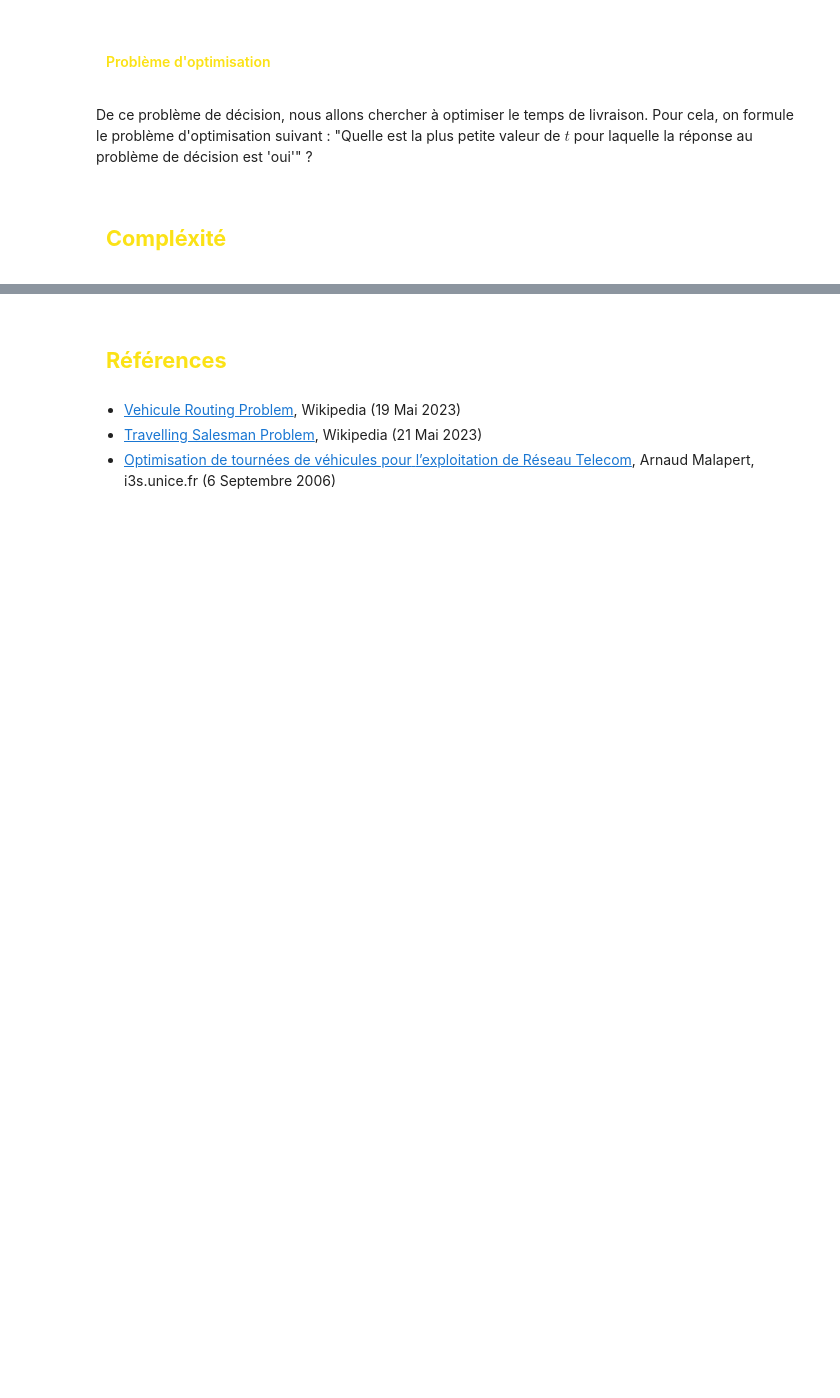
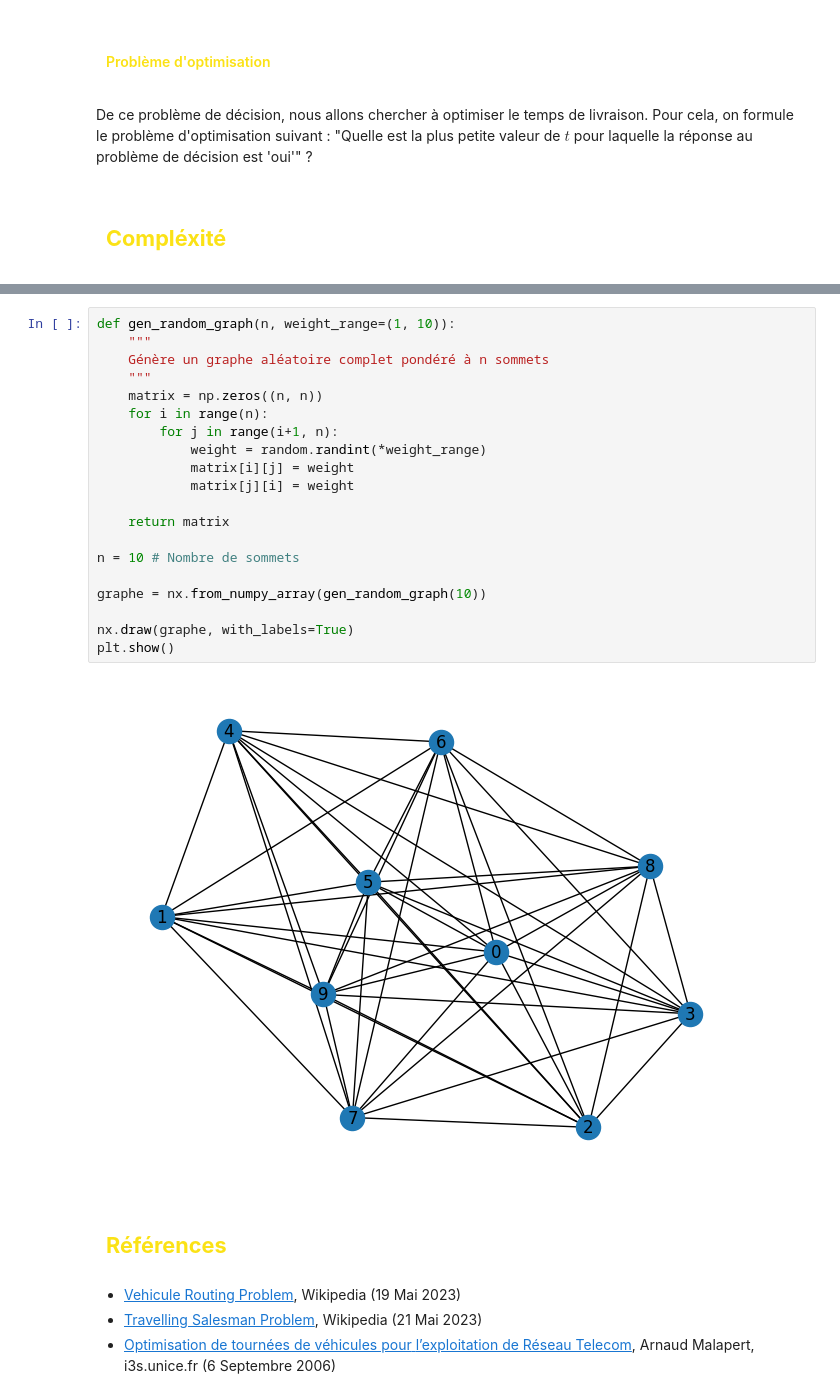
Before and after one commit to Vic06163/Algorithmics-project, a Jupyter notebook: Livrable.ipynb, the cells around one changed output, grey strips where cells are left out. Cells and saved outputs as stored; diff of their text form; blank space fills up the shorter version.

Commit message:
Mise à jour du Livrable avec code pour génération des graphiques + Partie de vincent

```diff
--- a/Livrable.ipynb
+++ b/Livrable.ipynb
@@ -143,3 +245,25 @@ La solution proposée n'est pas valide
+# %%
+def gen_random_graph(n, weight_range=(1, 10)):
+    """
+    Génère un graphe aléatoire complet pondéré à n sommets
+    """
+    matrix = np.zeros((n, n))
+    for i in range(n):
+        for j in range(i+1, n):
+            weight = random.randint(*weight_range)
+            matrix[i][j] = weight
+            matrix[j][i] = weight
+
+    return matrix
+
+n = 10 # Nombre de sommets
+
+graphe = nx.from_numpy_array(gen_random_graph(10))
+
+nx.draw(graphe, with_labels=True)
+plt.show()
+# %% [output]
+[figure, added]
 # %% [markdown]
 <h2 style='text-align: left; color: #fbe216; font-weight:bold; padding:10px; margin-right: 50px;'>Références</h2>
     <ul>
```
Also changed, not shown: parts of 14 cells of this notebook.
